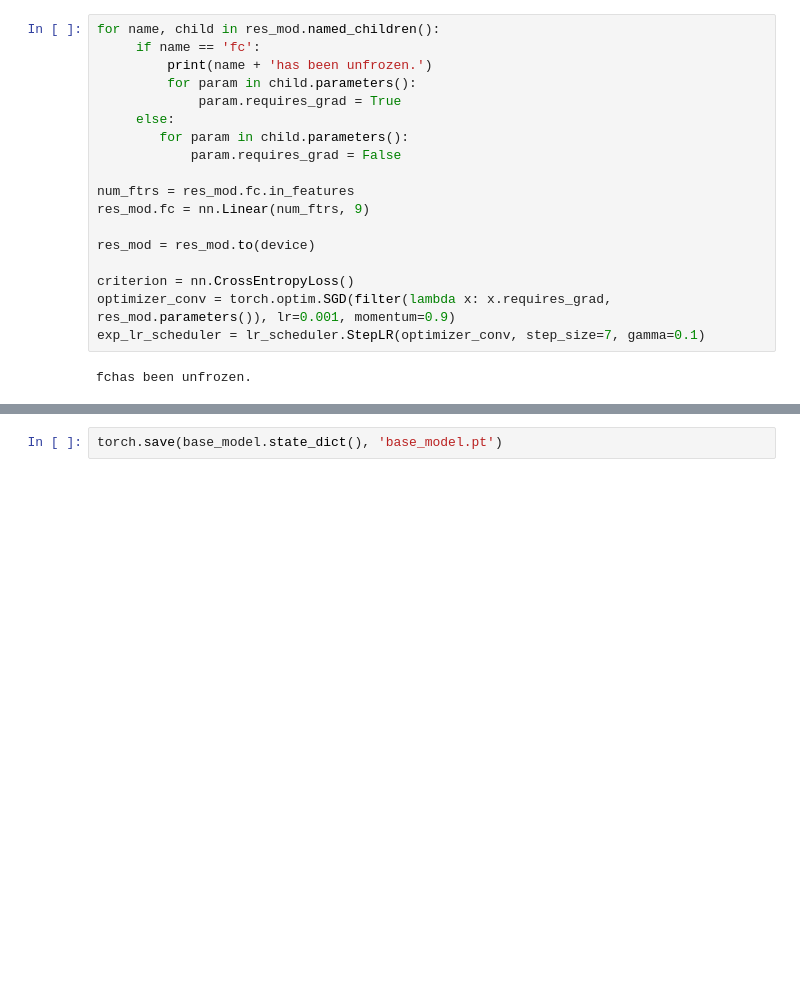
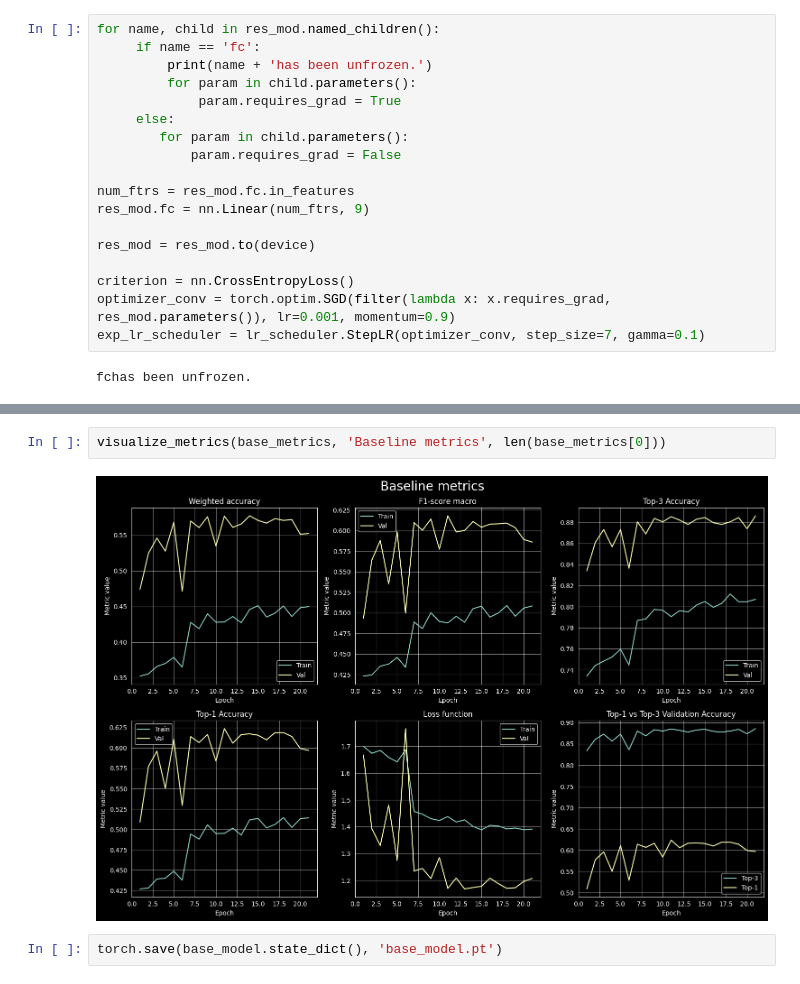
Before and after one commit to elkulakova/architectural-styles-recognition, a Jupyter notebook: data_analysis_baseline/dataset_analysis.ipynb, the cells around one changed output, grey strips where cells are left out. Saved outputs shown, nothing was run; the diff lists cells and outputs as text; blank space fills up the shorter version.

```diff
--- a/data_analysis_baseline/dataset_analysis.ipynb
+++ b/data_analysis_baseline/dataset_analysis.ipynb
@@ -403,2 +406,6 @@ plt.show()
+# %%
+visualize_metrics(base_metrics, 'Baseline metrics', len(base_metrics[0]))
+# %% [output]
+[figure, added]
 # %%
 torch.save(base_model.state_dict(), 'base_model.pt')
```
Also changed, not shown: parts of 9 cells of this notebook.
